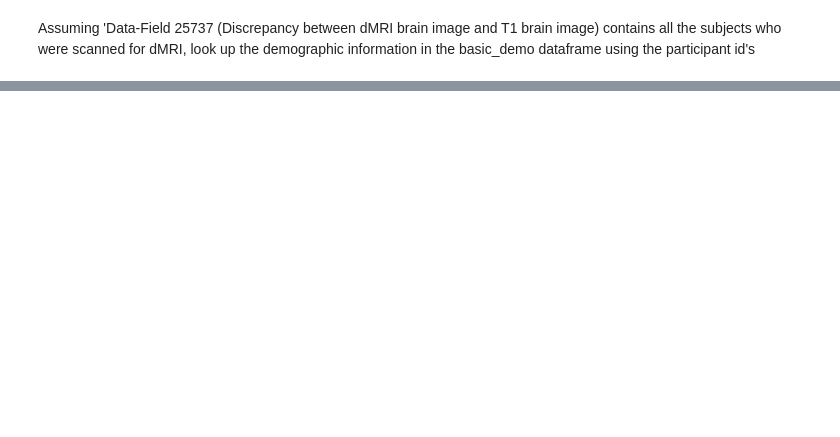
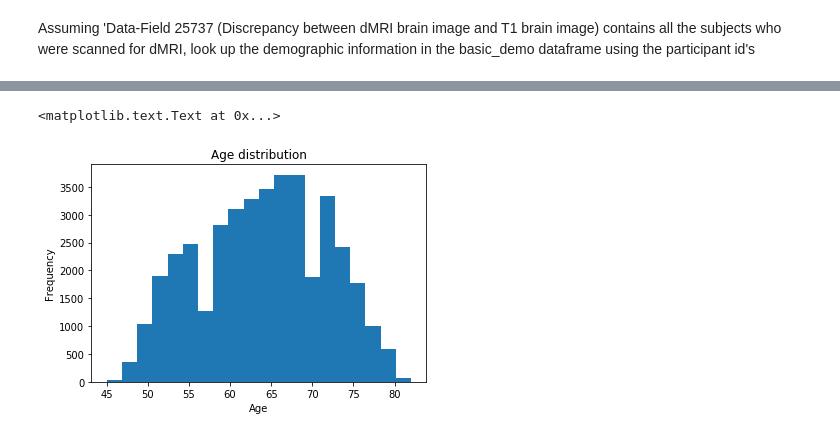
Before and after one commit to ramonacirstian/Diffusion, a Jupyter notebook: basic_stats.ipynb, the cells around one changed output, grey strips where cells are left out. Saved outputs shown, nothing was run; the diff lists cells and outputs as text; code cells hidden in the pictures; blank space fills up the shorter version.

```diff
--- a/basic_stats.ipynb
+++ b/basic_stats.ipynb
@@ -59,0 +111,8 @@ brain_IDPs.dropna(inplace=True)
+# %%
+plt.hist(dmri_demo['age'], bins=20)
+plt.xlabel('Age')
+plt.ylabel('Frequency')
+plt.title('Age distribution')
+# %% [output]
+<matplotlib.text.Text at 0x...>
+[figure, added]
```
Also changed, not shown: parts of 19 cells of this notebook.
